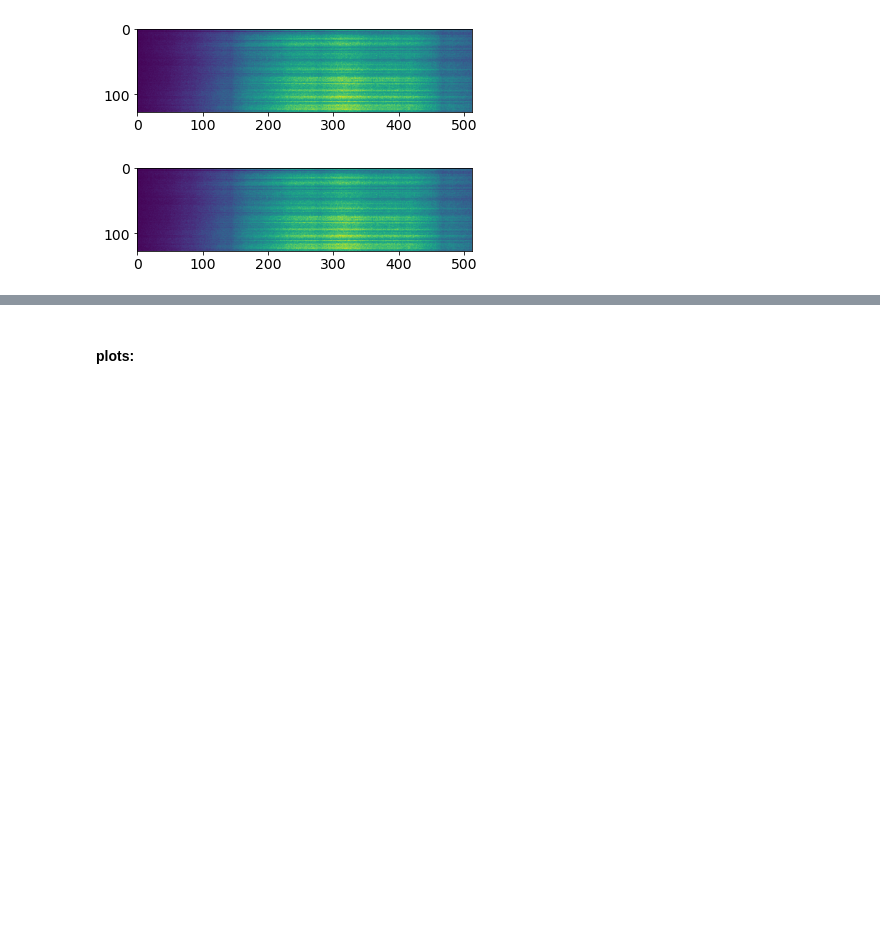
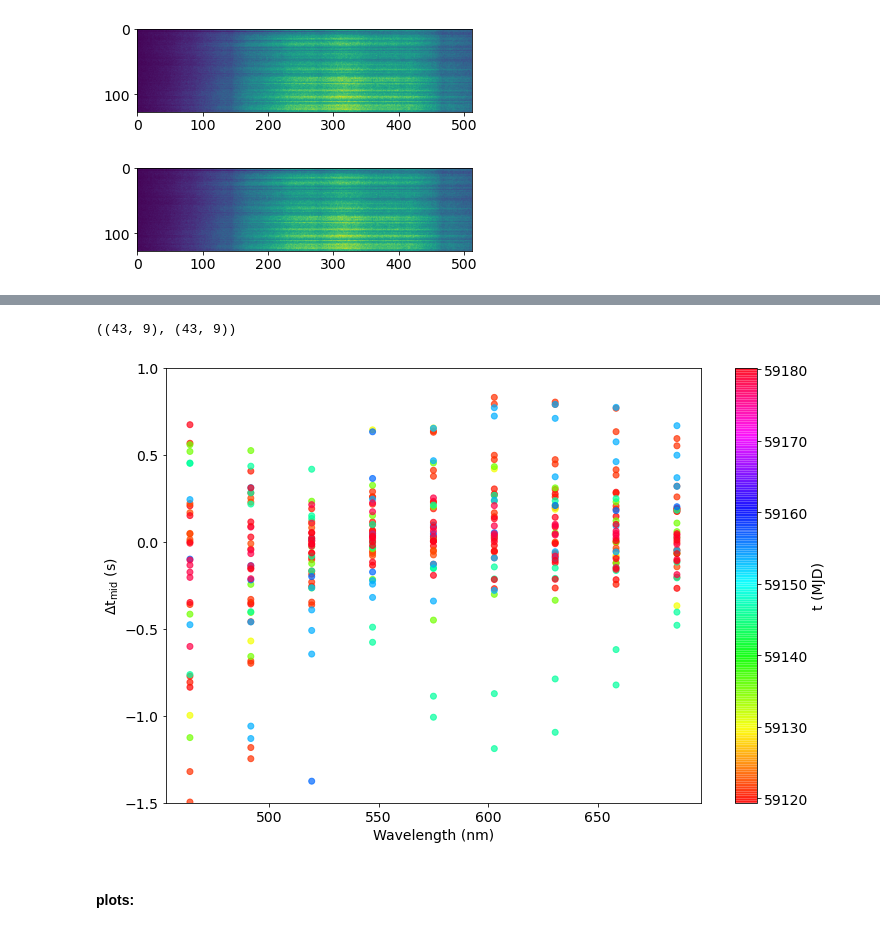
Before and after one commit to megbedell/microEXPRES, a Jupyter notebook: notebooks/tauceti.ipynb, the cells around one changed output, grey strips where cells are left out. Cells and saved outputs as stored; diff of their text form; code cells hidden in the pictures; blank space fills up the shorter version.

```diff
--- a/notebooks/tauceti.ipynb
+++ b/notebooks/tauceti.ipynb
@@ -109,3 +148,37 @@ with fits.open('../data/10700_spectra/{}'.format(f)) as hdus:
+# %%
+n_frames = int(max(frame_idx)) + 1
+n_bins = 10
+bin_edges = np.linspace(450.,700.,n_bins)
+binned_wave = [bin_edges[i]+(bin_edges[i+1]-bin_edges[i])/2. for i in range(n_bins-1)]
+binned_mid_ts = np.zeros([n_frames,n_bins-1])
+for frame in range(n_frames):
+    mid_ts = np.array([np.average(micro_time[frame_idx == frame], weights=micro_flux[frame_idx == frame][:,i]) for i in range(n_pix)])
+    binned_ts = np.array([np.average(mid_ts[(micro_wave[0] >= bin_edges[i]) & (micro_wave[0] < bin_edges[i+1])]) for i in range(n_bins-1)])
+    binned_mid_ts[frame,:] = binned_ts
+# %%
+ws = np.tile(binned_wave,n_frames).reshape((n_frames,-1))
+delta_ts = np.zeros_like(binned_mid_ts)
+ts = np.zeros_like(binned_mid_ts)
+for frame in range(n_frames):
+    mid_t = np.mean(binned_mid_ts[frame,:])
+    delta_t = binned_mid_ts[frame,:] - mid_t
+    delta_t *= seconds_per_day
+    delta_ts[frame,:] = delta_t
+    ts[frame,:] = mid_t
+# %%
+np.shape(delta_ts), np.shape(ws)
+# %% [output]
+((43, 9), (43, 9))
+# %%
+fig,ax = plt.subplots(1,1,figsize=(12,8))
+s = ax.scatter(ws, delta_ts, c=ts, alpha=0.7, cmap='hsv')
+plt.colorbar(s, label='t (MJD)')
+ax.set_xlabel('Wavelength (nm)')
+ax.set_ylabel(r'$\Delta \mathrm{t_{mid}}$ (s)')
+#plt.savefig('midpoints.png')
+ax.set_ylim([-1.5,1]);
+# %% [output]
+[figure, added]
 # %% [markdown]
 #### plots:
 # %%
```
Also changed, not shown: parts of 9 cells of this notebook.
